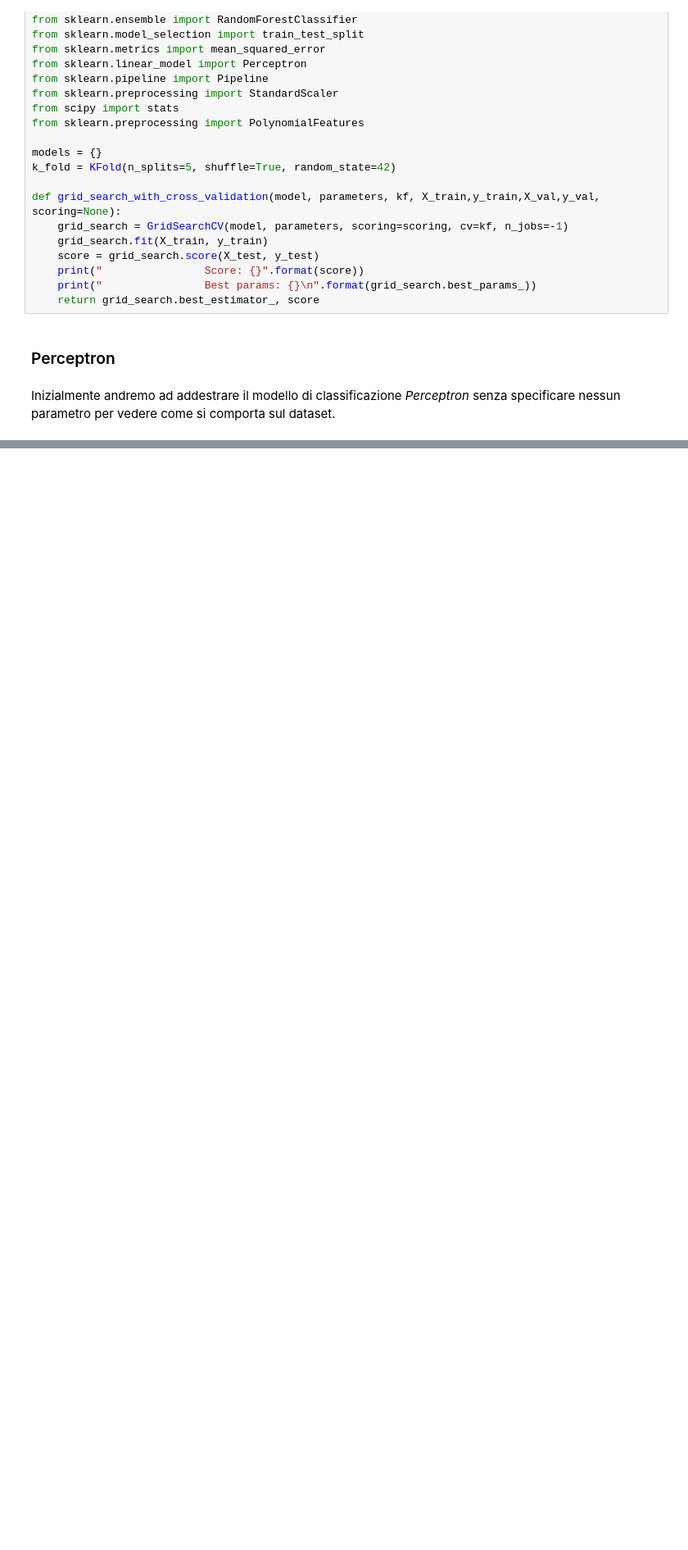
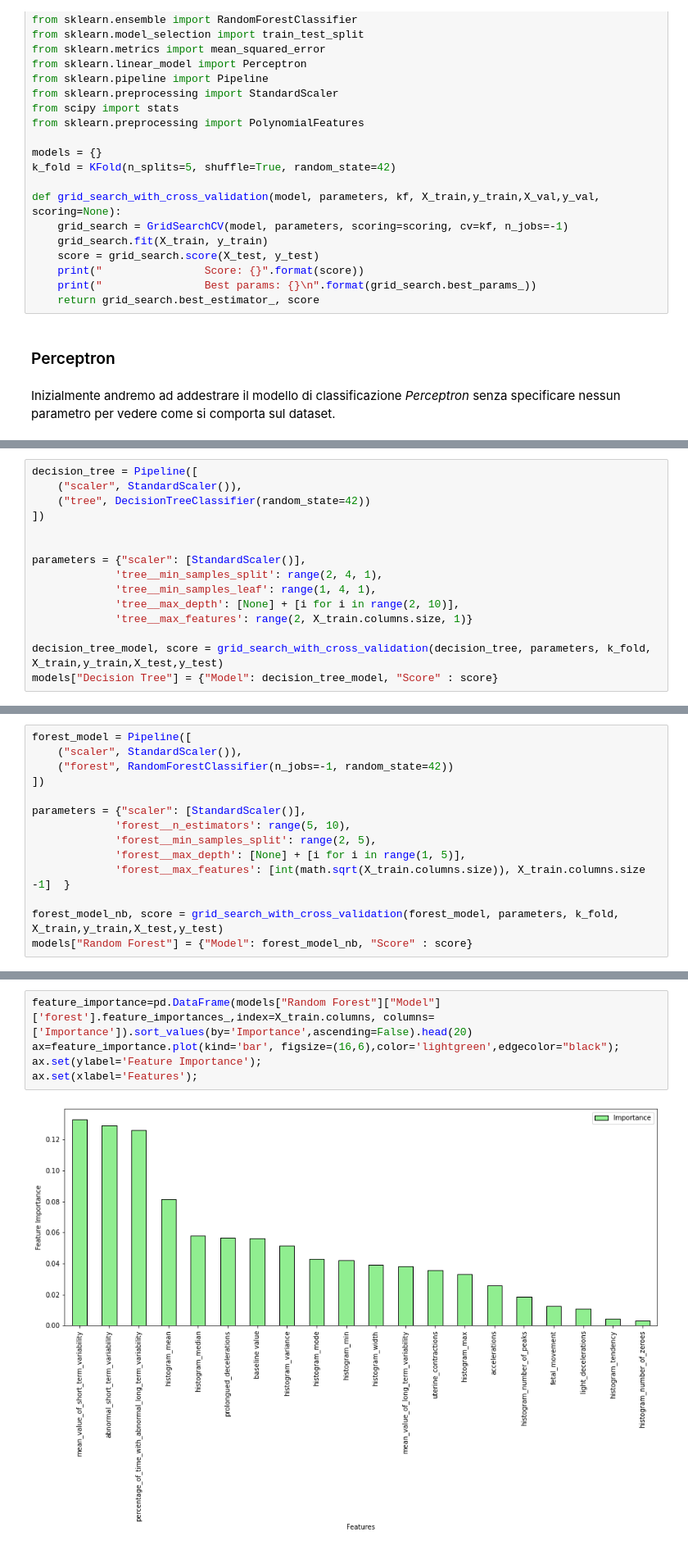
Before and after one commit to andrea-acampora/Data_Intensive_Project, a Jupyter notebook: Progetto_Data_Intensive.ipynb, the cells around one changed output, grey strips where cells are left out. Shown: that part at 82% size. Drawn from its saved outputs; the diff is of its cells as text; blank space fills up the shorter version.

```diff
--- a/Progetto_Data_Intensive.ipynb
+++ b/Progetto_Data_Intensive.ipynb
@@ -317,0 +433,15 @@ per_model, score = grid_search_with_cross_validation(poly_perceptron, parameters
+# %%
+decision_tree = Pipeline([
+    ("scaler", StandardScaler()),
+    ("tree", DecisionTreeClassifier(random_state=42))
+])
+
+
+parameters = {"scaler": [StandardScaler()],
+             'tree__min_samples_split': range(2, 4, 1),
+             'tree__min_samples_leaf': range(1, 4, 1),
+             'tree__max_depth': [None] + [i for i in range(2, 10)],
+             'tree__max_features': range(2, X_train.columns.size, 1)}
+
+decision_tree_model, score = grid_search_with_cross_validation(decision_tree, parameters, k_fold, X_train,y_train,X_test,y_test)
+models["Decision Tree"] = {"Model": decision_tree_model, "Score" : score}
@@ -317,0 +466,14 @@ per_model, score = grid_search_with_cross_validation(poly_perceptron, parameters
+# %%
+forest_model = Pipeline([
+    ("scaler", StandardScaler()),
+    ("forest", RandomForestClassifier(n_jobs=-1, random_state=42))
+])
+
+parameters = {"scaler": [StandardScaler()],
+             'forest__n_estimators': range(5, 10),
+             'forest__min_samples_split': range(2, 5),
+             'forest__max_depth': [None] + [i for i in range(1, 5)],
+             'forest__max_features': [int(math.sqrt(X_train.columns.size)), X_train.columns.size -1]  }
+
+forest_model_nb, score = grid_search_with_cross_validation(forest_model, parameters, k_fold, X_train,y_train,X_test,y_test)
+models["Random Forest"] = {"Model": forest_model_nb, "Score" : score}
@@ -317,0 +494,7 @@ per_model, score = grid_search_with_cross_validation(poly_perceptron, parameters
+# %%
+feature_importance=pd.DataFrame(models["Random Forest"]["Model"]['forest'].feature_importances_,index=X_train.columns, columns=['Importance']).sort_values(by='Importance',ascending=False).head(20)
+ax=feature_importance.plot(kind='bar', figsize=(16,6),color='lightgreen',edgecolor="black");
+ax.set(ylabel='Feature Importance');
+ax.set(xlabel='Features');
+# %% [output]
+[figure, added]
```
Also changed, not shown: parts of 53 cells of this notebook.
